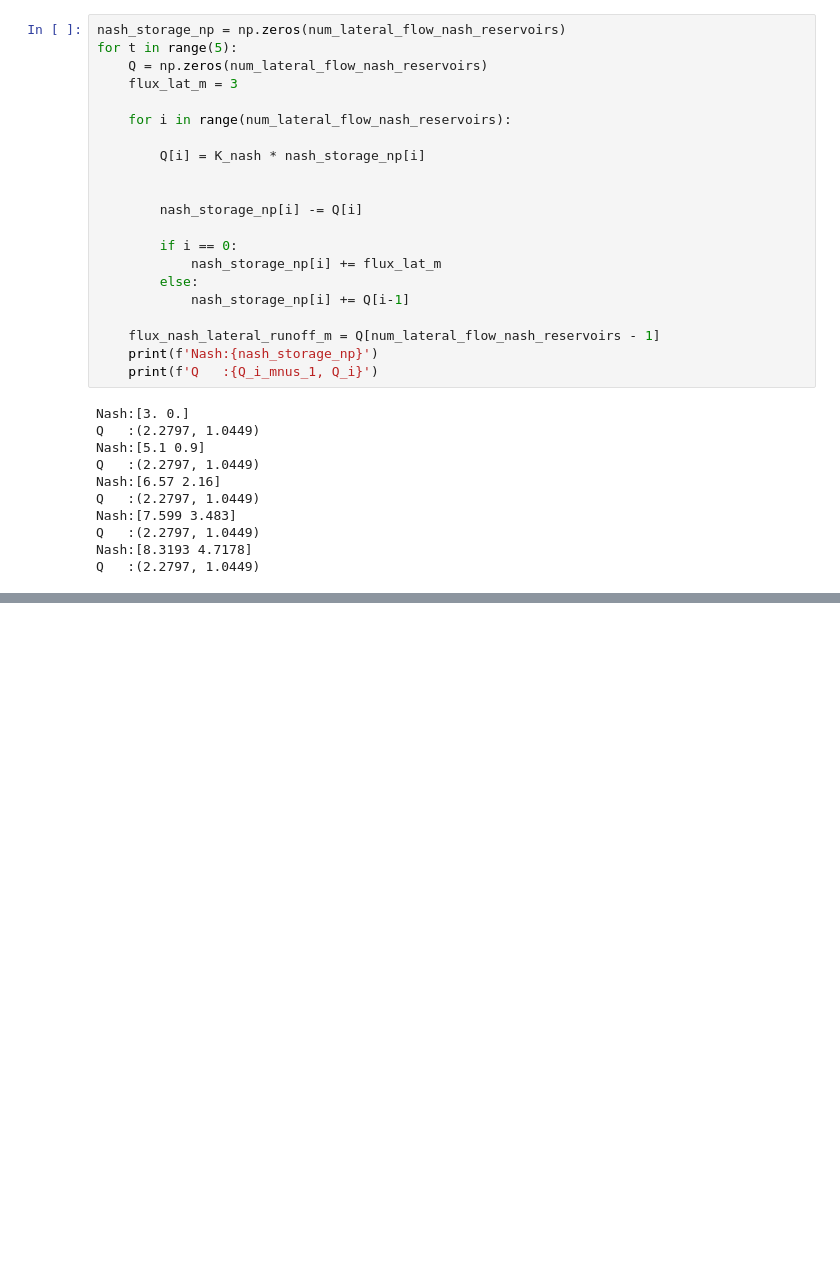
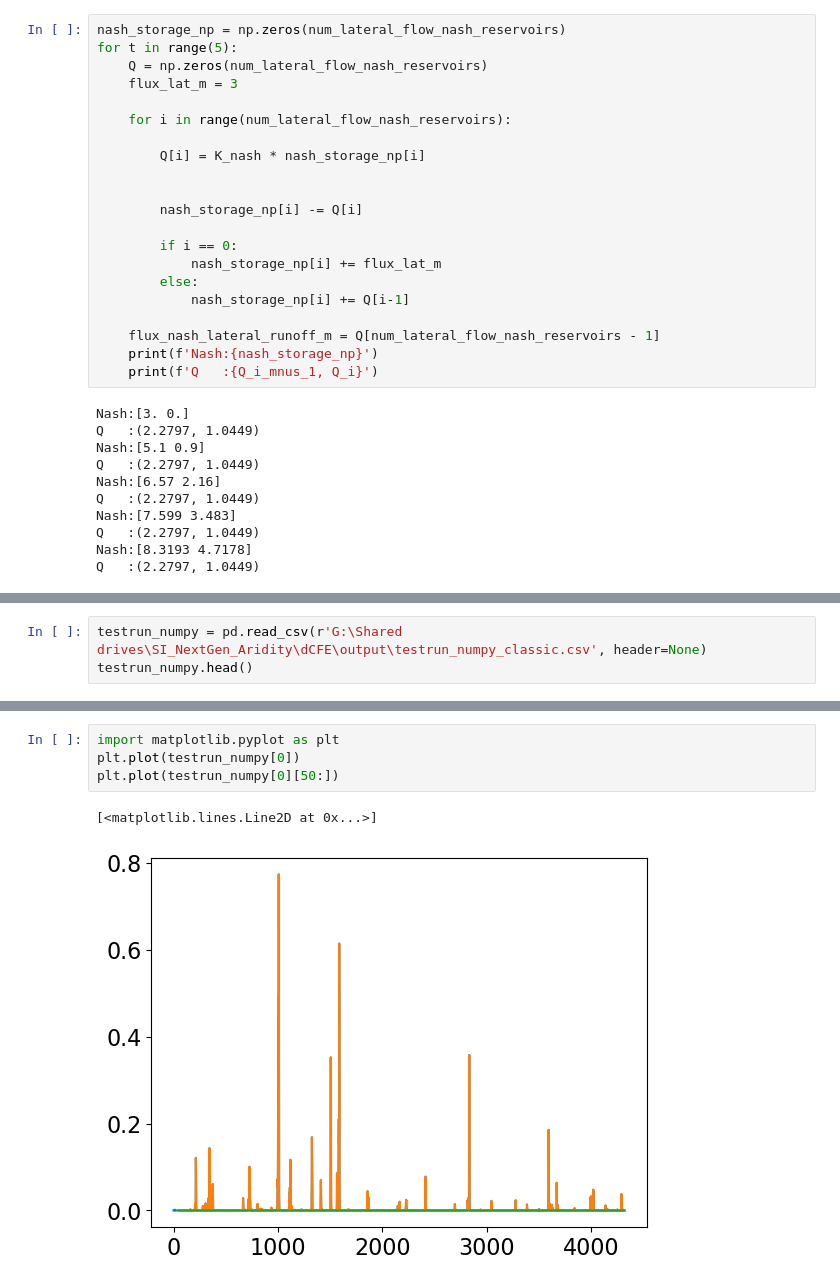
Before and after one commit to NWC-CUAHSI-Summer-Institute/cfe_py, a Jupyter notebook: function_test_ground.ipynb, the cells around one changed output, grey strips where cells are left out. Cells and saved outputs as stored; diff of their text form; blank space fills up the shorter version.

Commit message:
Numpy error is zero

```diff
--- a/function_test_ground.ipynb
+++ b/function_test_ground.ipynb
@@ -369,0 +374,3 @@ Q   :(2.2797, 1.0449)
+# %%
+testrun_numpy = pd.read_csv(r'G:\Shared drives\SI_NextGen_Aridity\dCFE\output\testrun_numpy_classic.csv', header=None)
+testrun_numpy.head()
@@ -369,0 +394,7 @@ Q   :(2.2797, 1.0449)
+# %%
+import matplotlib.pyplot as plt
+plt.plot(testrun_numpy[0])
+plt.plot(testrun_numpy[0][50:])
+# %% [output]
+[<matplotlib.lines.Line2D at 0x...>]
+[figure, added]
```
Also changed, not shown: parts of 5 cells of this notebook, 4 other files.
